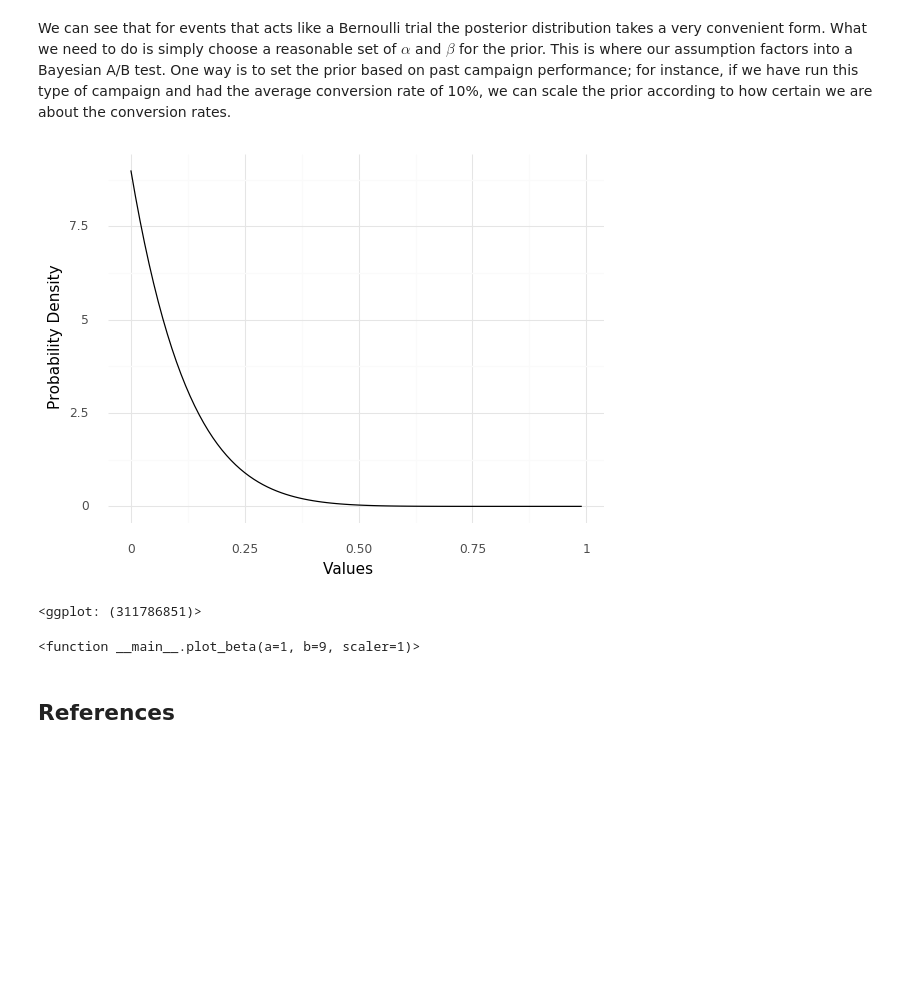
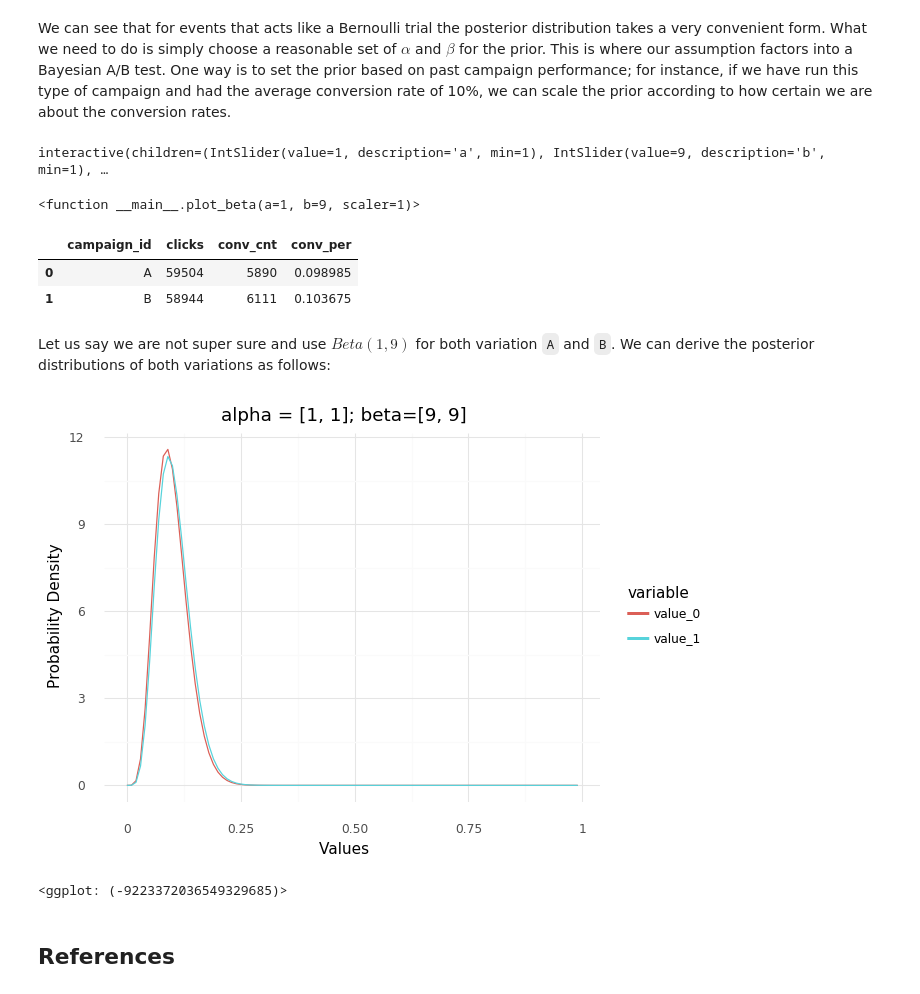
Before and after one commit to cstorm125/abtestoo, a Jupyter notebook: bayesian.ipynb, the cells around one changed output. Cells and saved outputs as stored; diff of their text form; code cells hidden in the pictures; blank space fills up the shorter version.

Commit message:
bayes till distribution

```diff
--- a/bayesian.ipynb
+++ b/bayesian.ipynb
@@ -158,18 +158,48 @@ def plot_beta(a=1,b=9,scaler=1):
                            'value': [sp.stats.beta.pdf(i/100, a=a*scaler,b=b*scaler) for i in range(100)]})
     g = (ggplot(beta_df,aes(x='x',y='value')) +
          geom_line() + theme_minimal() +
-         xlab('Values') + ylab('Probability Density')
+         xlab('Values') + ylab('Probability Density') +
+         ggtitle(f'alpha = {a*scaler}; beta={b*scaler}')
         )
     return g
 
 widgets.interact(plot_beta,
                  a=widgets.IntSlider(min=1,max=100,step=1,value=1),
                  b=widgets.IntSlider(min=1,max=100,step=1,value=9),
-                 p=widgets.FloatSlider(min=0.1,max=100,step=0.1,value=1))
+                 scaler=widgets.FloatSlider(min=0.1,max=100,step=0.5,value=1))
 # %% [output]
-[figure, removed]
-<ggplot: (311786851)>
+interactive(children=(IntSlider(value=1, description='a', min=1), IntSlider(value=9, description='b', min=1), …
 <function __main__.plot_beta(a=1, b=9, scaler=1)>
+# %%
+conv_df
+# %% [output]
+|  | campaign_id | clicks | conv_cnt | conv_per |
+| 0 | A | 59504 | 5890 | 0.098985 |
+| 1 | B | 58944 | 6111 | 0.103675 |
+# %% [markdown]
+Let us say we are not super sure and use $Beta(1,9)$ for both variation `A` and `B`. We can derive the posterior distributions of both variations as follows:
+# %%
+def plot_posterior(clicks, conv_cnt, a = [1,1], b =[9,9], scaler=1):
+    beta_df = pd.DataFrame({'x': [i/100 for i in range(100)]})
+    for v in range(len(clicks)):
+        beta_df[f'value_{v}'] = [sp.stats.beta.pdf(i/100, a=a[v]*scaler + conv_cnt[v], \
+                                 b=b[v]*scaler + clicks[v] - conv_cnt[v]) for i in range(100)]
+    beta_df = beta_df.melt(id_vars='x')
+    g = (ggplot(beta_df,aes(x='x',y='value',color='variable',group='variable')) +
+         geom_line() + theme_minimal() +
+         xlab('Values') + ylab('Probability Density') +
+         ggtitle(f'alpha = {a*scaler}; beta={b*scaler}')
+        )
+    return g
+# def plot_beta(a=1,b=9,scaler=1):
+#     beta_df = pd.DataFrame({'x': [i/100 for i in range(100)],
+#                            'value':[sp.stats.beta.pdf(i/100, a=a*scaler,b=b*scaler) for i in range(100)]})
+
+#     return g
+plot_posterior(conv_df.clicks/1000, conv_df.conv_cnt/1000)
+# %% [output]
+[figure, added]
+<ggplot: (-9223372036549329685)>
 # %% [markdown]
 ## References
 # %% [markdown]
```
Also changed, not shown: parts of 2 cells of this notebook.
